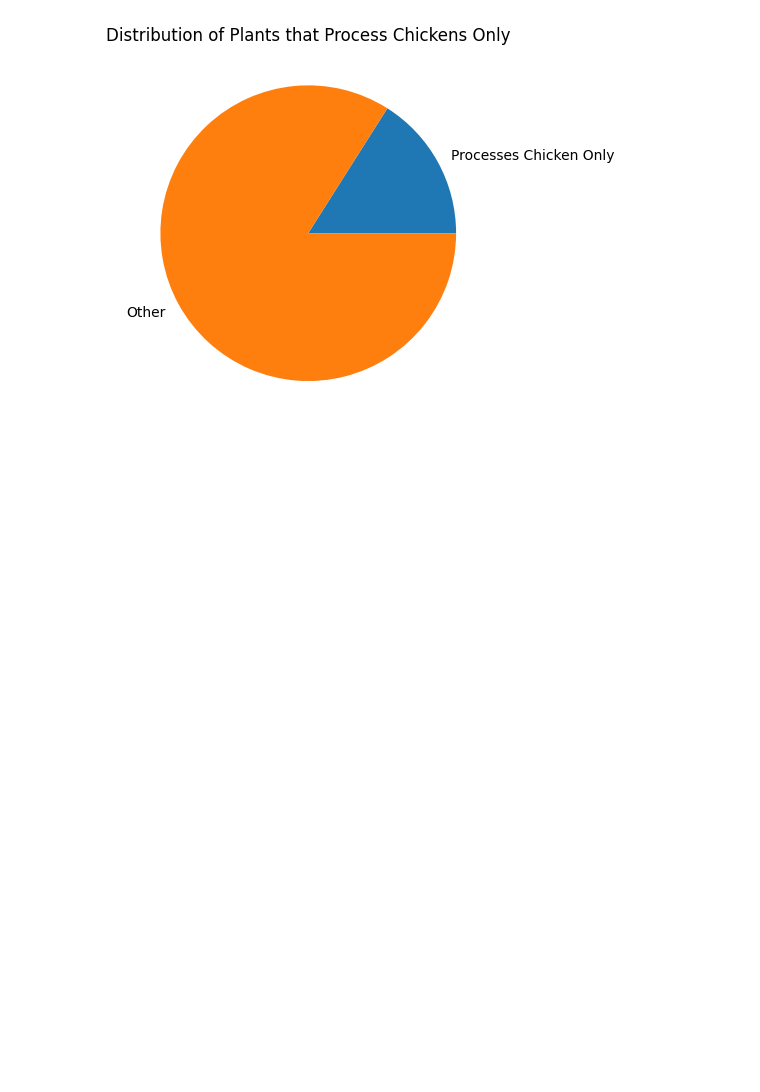
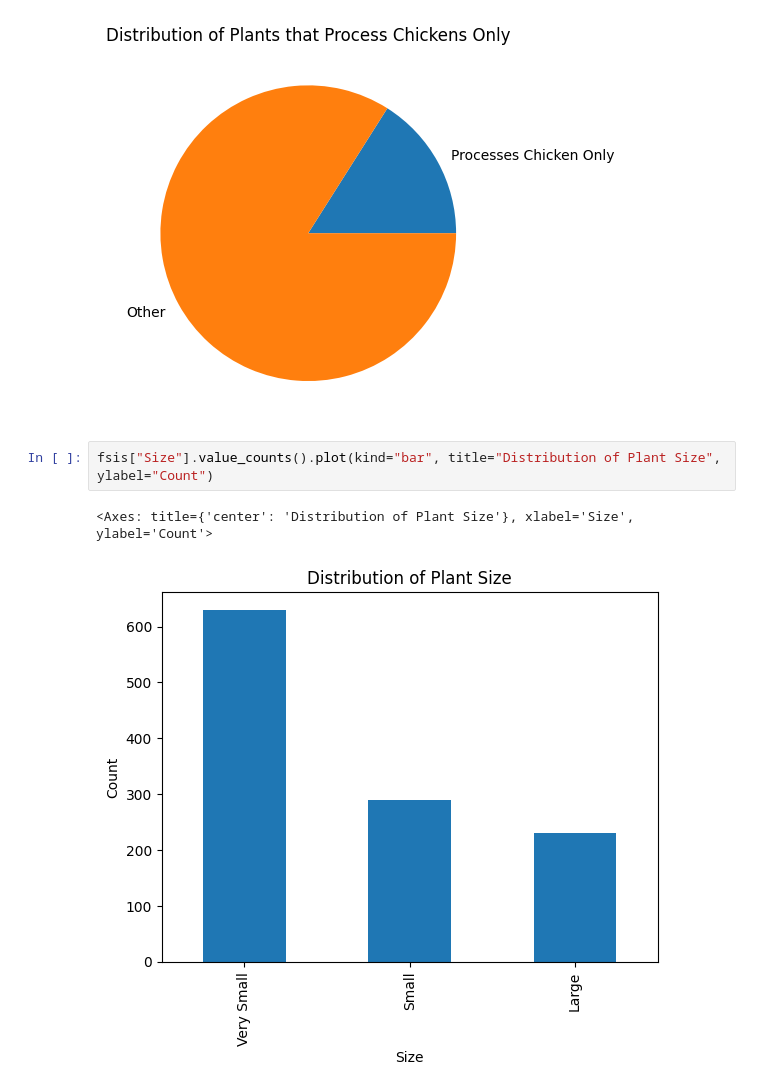
Before and after one commit to uchicago-dsi/rafi-poultry, a Jupyter notebook: notebooks/steve_FSIS_eda.ipynb, the cells around one changed output. Drawn from its saved outputs; the diff is of its cells as text; blank space fills up the shorter version.

```diff
--- a/notebooks/steve_FSIS_eda.ipynb
+++ b/notebooks/steve_FSIS_eda.ipynb
@@ -57,3 +82,8 @@ plt.title("Distribution of Plants that Process Chickens Only")
 # %% [output]
 Text(0.5, 1.0, 'Distribution of Plants that Process Chickens Only')
 [figure]
+# %%
+fsis["Size"].value_counts().plot(kind="bar", title="Distribution of Plant Size", ylabel="Count")
+# %% [output]
+<Axes: title={'center': 'Distribution of Plant Size'}, xlabel='Size', ylabel='Count'>
+[figure, added]
```
Also changed, not shown: parts of 16 cells of this notebook.
